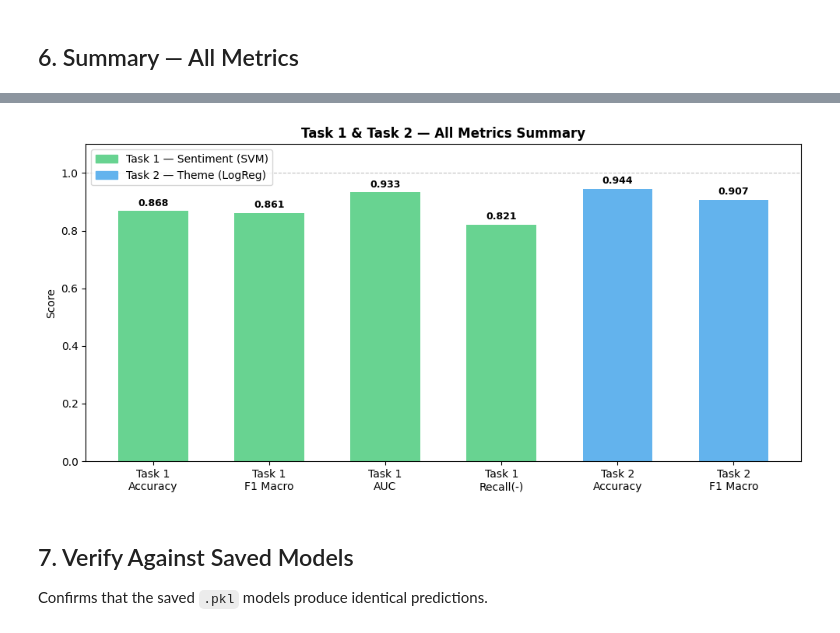
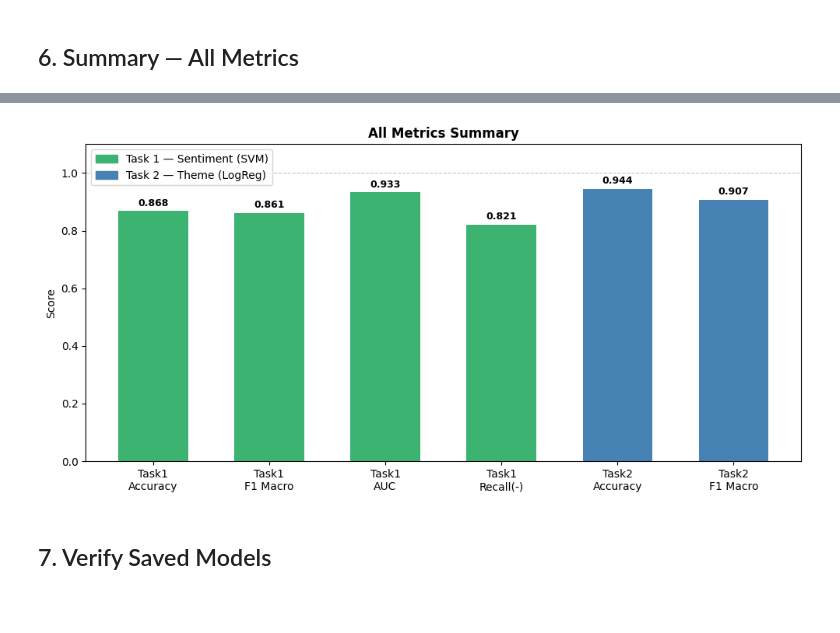
Before and after one commit to Dany281022/healthcare-nlp, a Jupyter notebook: notebooks/proof_of_results.ipynb, the cells around one changed output, grey strips where cells are left out. Drawn from its saved outputs; the diff is of its cells as text; code cells hidden in the pictures; blank space fills up the shorter version.

```diff
--- a/notebooks/proof_of_results.ipynb
+++ b/notebooks/proof_of_results.ipynb
@@ -430,0 +38,4 @@ plt.show()
+# %%
+df = pd.read_csv('../data/patient_feedback.csv')
+print(f'Rows: {df.shape[0]:,} | Columns: {df.shape[1]}')
+df.head(3)
@@ -430,0 +122,15 @@ plt.show()
+# %%
+# Split BEFORE fitting TF-IDF — prevents data leakage
+X_text      = df['cleaned_text'].values
+y_sentiment = df['Sentiment'].values
+y_theme     = df['Theme'].values
+
+train_idx, test_idx = train_test_split(
+    np.arange(len(df)), test_size=0.2, random_state=42, stratify=y_sentiment
+)
+
+X_train_text = X_text[train_idx];  X_test_text = X_text[test_idx]
+y_s_train    = y_sentiment[train_idx]; y_s_test = y_sentiment[test_idx]
+y_t_train    = y_theme[train_idx];     y_t_test = y_theme[test_idx]
+
+print(f'Train: {len(X_train_text):,} | Test: {len(X_test_text):,}')
@@ -484,38 +344,33 @@ PIPELINE: Raw text → HTML unescape → Lowercase → Remove punctuation
 # %%
-# Final comparison bar chart
 fig, ax = plt.subplots(figsize=(10, 5))
 
-metrics = {
-    'Task 1\nAccuracy': acc_s,
-    'Task 1\nF1 Macro': f1_m_s,
-    'Task 1\nAUC':      auc,
-    'Task 1\nRecall(-)': rec_neg,
-    'Task 2\nAccuracy': acc_t,
-    'Task 2\nF1 Macro': f1_m_t,
-}
-bar_colors = ['#68d391']*4 + ['#63b3ed']*2
-bars = ax.bar(metrics.keys(), metrics.values(), color=bar_colors, width=0.6)
+metric_names  = ['Task1\nAccuracy', 'Task1\nF1 Macro', 'Task1\nAUC', 'Task1\nRecall(-)', 'Task2\nAccuracy', 'Task2\nF1 Macro']
+metric_values = [acc_s, f1_m_s, auc, rec_neg, acc_t, f1_m_t]
+# Green for Task 1, blue for Task 2
+bar_colors    = [COLOR_POSITIVE] * 4 + [COLOR_ANXIETY] * 2
+
+bars = ax.bar(metric_names, metric_values, color=bar_colors, width=0.6)
 ax.set_ylim(0, 1.1)
 ax.set_ylabel('Score')
-ax.set_title('Task 1 & Task 2 — All Metrics Summary', fontweight='bold')
+ax.set_title('All Metrics Summary', fontweight='bold')
 ax.axhline(1.0, color='gray', linestyle='--', linewidth=0.8, alpha=0.5)
 
-for bar, val in zip(bars, metrics.values()):
+for bar, val in zip(bars, metric_values):
     ax.text(bar.get_x() + bar.get_width()/2, bar.get_height() + 0.01,
             f'{val:.3f}', ha='center', va='bottom', fontsize=9, fontweight='bold')
 
 from matplotlib.patches import Patch
-legend = [Patch(color='#68d391', label='Task 1 — Sentiment (SVM)'),
-          Patch(color='#63b3ed', label='Task 2 — Theme (LogReg)')]
-ax.legend(handles=legend)
+ax.legend(handles=[
+    Patch(color=COLOR_POSITIVE, label='Task 1 — Sentiment (SVM)'),
+    Patch(color=COLOR_ANXIETY,  label='Task 2 — Theme (LogReg)'),
+])
 plt.tight_layout()
 plt.savefig('all_metrics_summary.png', dpi=150, bbox_inches='tight')
 plt.show()
 # %% [output]
-[figure, old version]
+[figure, new version]
 # %% [markdown]
-## 7. Verify Against Saved Models
-Confirms that the saved `.pkl` models produce identical predictions.
+## 7. Verify Saved Models
 # %%
 saved_svm        = joblib.load('../models/sentiment_model.pkl')
 saved_vectorizer = joblib.load('../models/tfidf_vectorizer.pkl')
```
Also changed, not shown: parts of 38 cells of this notebook, 7 other files.
